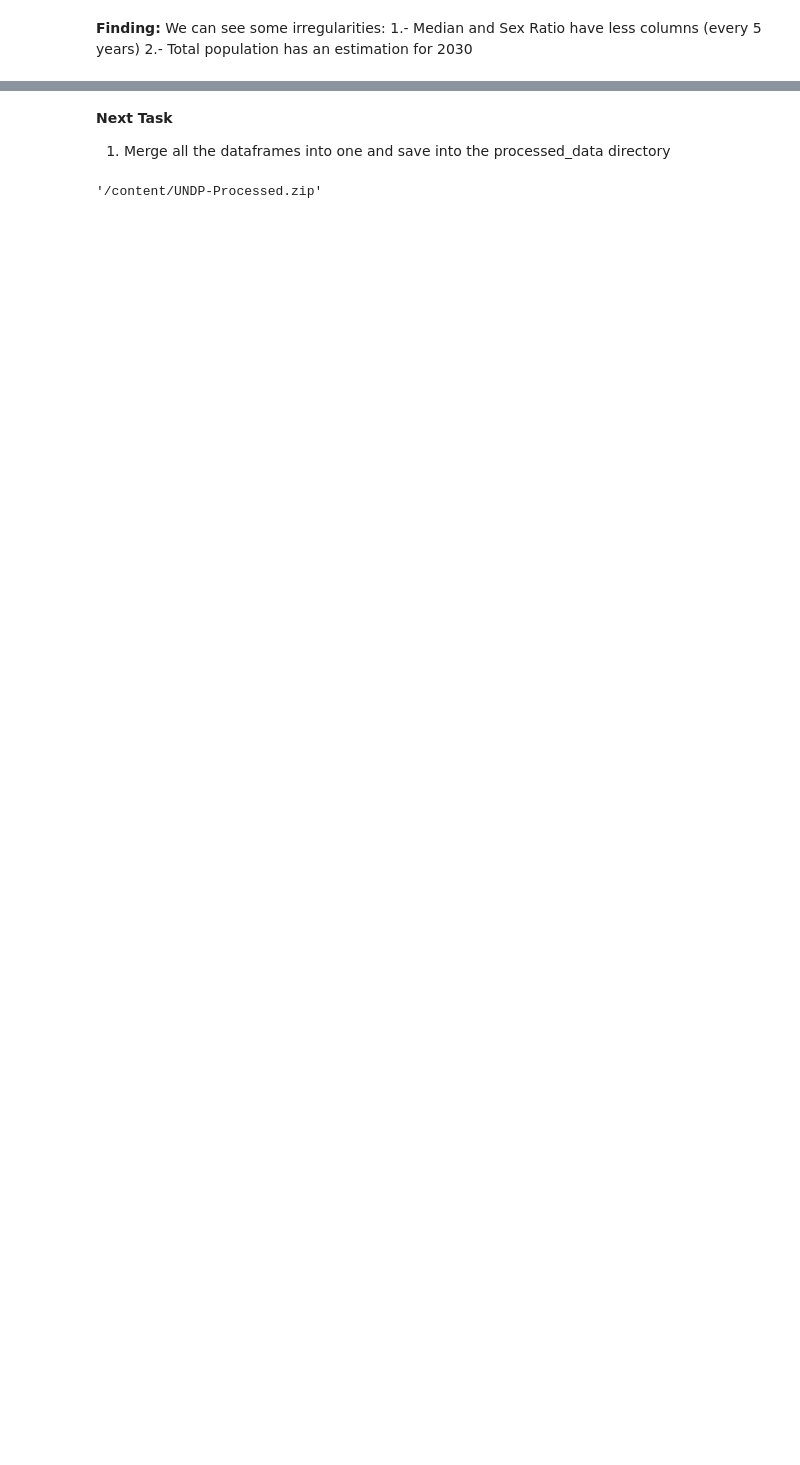
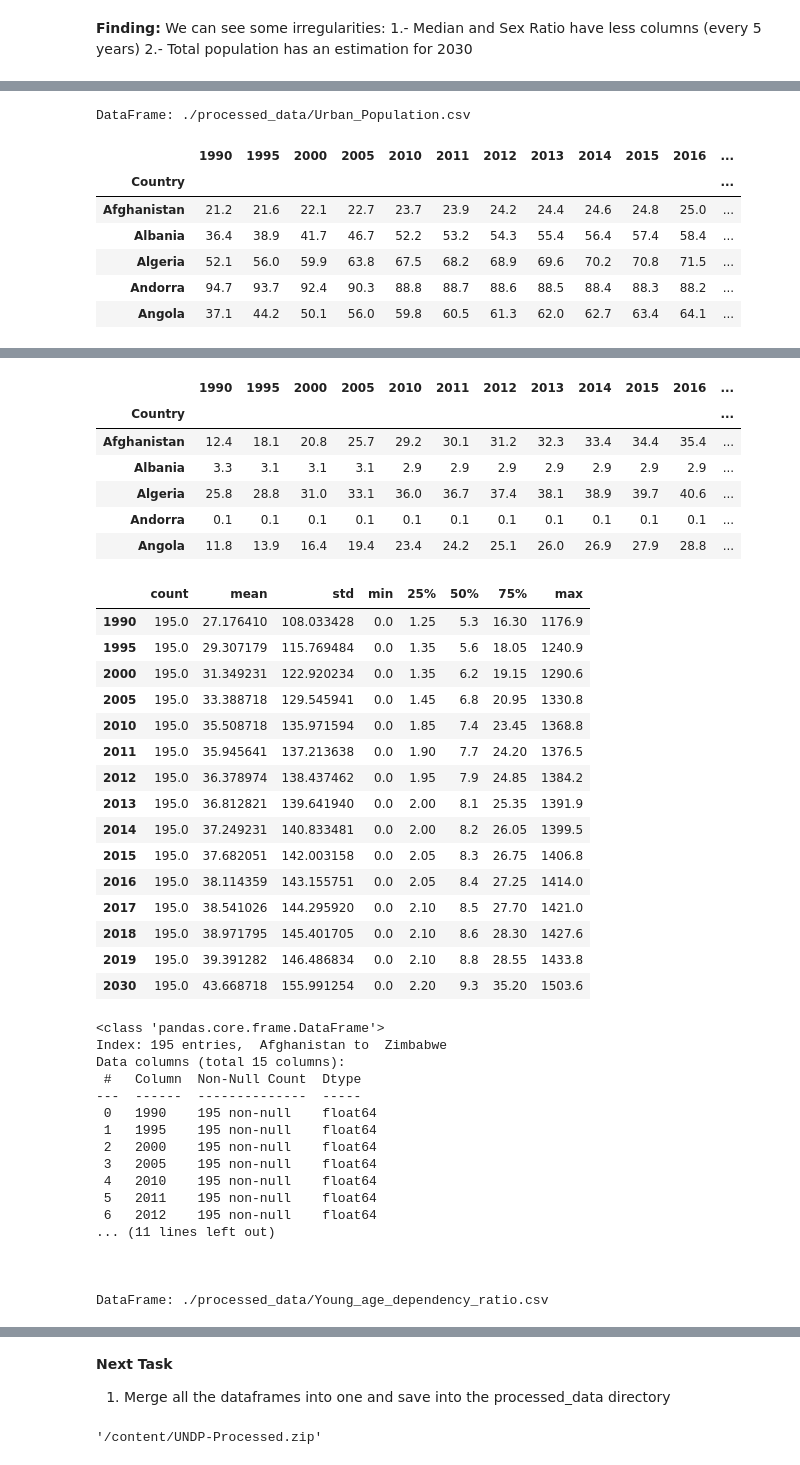
Before and after one commit to fernandoGitHub/ML_Projects, a Jupyter notebook: UNDP_Demographics_Data/UNDP_Demographics_Data_Analysis-Part_01.ipynb, the cells around one changed output, grey strips where cells are left out. Cells and saved outputs as stored; diff of their text form; code cells hidden in the pictures; blank space fills up the shorter version.

```diff
--- a/UNDP_Demographics_Data/UNDP_Demographics_Data_Analysis-Part_01.ipynb
+++ b/UNDP_Demographics_Data/UNDP_Demographics_Data_Analysis-Part_01.ipynb
@@ -106,7 +105,7 @@ def generate_file_list_from_dir(path, filter = '*.*', display=False):
 # %%
-csv_file_list, csv_full_path_list = generate_file_list_from_dir(path=_RAW_DATA_DIR, filter = '.csv', display=False)
+csv_file_list, csv_full_path_list = UNDP_utils.generate_file_list_from_dir(path=_RAW_DATA_DIR, filter = '.csv', display=False)
 
 for file in csv_full_path_list:
   temp_df = pd.read_csv(file)
-  print (f"csv file: {file} - columns: {temp_df.columns}")
+  pp.pprint (f"csv file: {file} - columns: {temp_df.columns}")
 # %% [output]
@@ -196,5 +222,5 @@ def interpolate_columns(df, new_cols):
 # 1. Removing sex-ratio-at-birth
 os.remove('./raw_data/Sex_ratio_at_birth.csv')
 
-csv_file_list, csv_full_path_list = generate_file_list_from_dir(path=_RAW_DATA_DIR, filter = '.csv', display=True)
+csv_file_list, csv_full_path_list = UNDP_utils.generate_file_list_from_dir(path=_RAW_DATA_DIR, filter = '.csv', display=True)
 # %% [output]
@@ -205,8 +231,8 @@ for file in csv_file_list:
   df = pd.read_csv(os.path.join(_RAW_DATA_DIR, file))
   df = df.drop('HDI Rank', axis = 1)
   df = df.set_index('Country')
-  df = clean(df)
+  df = clean_data(df)
   df = set_column_type(df, type='float',exclusive=['Country'])
-  df = replace_unknown_by_mean(df)
+  df = remove_empty_records(df=df, key= -1)
 
   df.to_csv(os.path.join(_PROCESSED_DATA_DIR, file), index=True)
@@ -212,0 +241,23 @@ for file in csv_file_list:
+# %%
+csv_file_list, csv_full_path_list = UNDP_utils.generate_file_list_from_dir(path=_PROCESSED_DATA_DIR, filter = '.csv', display=False)
+# %%
+for file in csv_full_path_list:
+  temp_df = pd.read_csv(file)
+  temp_df = temp_df.set_index('Country')
+  print(f'DataFrame: {file}')
+  temp_df.head(5)
+  print ('\n')
+  temp_df.describe().transpose()
+  print('\n')
+  temp_df.info()
+  print(100 * '-')
+  print('\n\n')
+# %% [output]
+DataFrame: ./processed_data/Urban_Population.csv
+|  | 1990 | 1995 | 2000 | 2005 | 2010 | 2011 | 2012 | 2013 | 2014 | 2015 | 2016 | ... |
+| Country |  |  |  |  |  |  |  |  |  |  |  | ... |
+| Afghanistan | 21.2 | 21.6 | 22.1 | 22.7 | 23.7 | 23.9 | 24.2 | 24.4 | 24.6 | 24.8 | 25.0 | ... |
+| Albania | 36.4 | 38.9 | 41.7 | 46.7 | 52.2 | 53.2 | 54.3 | 55.4 | 56.4 | 57.4 | 58.4 | ... |
+| Algeria | 52.1 | 56.0 | 59.9 | 63.8 | 67.5 | 68.2 | 68.9 | 69.6 | 70.2 | 70.8 | 71.5 | ... |
+| Andorra | 94.7 | 93.7 | 92.4 | 90.3 | 88.8 | 88.7 | 88.6 | 88.5 | 88.4 | 88.3 | 88.2 | ... |
+| Angola | 37.1 | 44.2 | 50.1 | 56.0 | 59.8 | 60.5 | 61.3 | 62.0 | 62.7 | 63.4 | 64.1 | ... |
@@ -212,0 +296,40 @@ for file in csv_file_list:
+|  | 1990 | 1995 | 2000 | 2005 | 2010 | 2011 | 2012 | 2013 | 2014 | 2015 | 2016 | ... |
+| Country |  |  |  |  |  |  |  |  |  |  |  | ... |
+| Afghanistan | 12.4 | 18.1 | 20.8 | 25.7 | 29.2 | 30.1 | 31.2 | 32.3 | 33.4 | 34.4 | 35.4 | ... |
+| Albania | 3.3 | 3.1 | 3.1 | 3.1 | 2.9 | 2.9 | 2.9 | 2.9 | 2.9 | 2.9 | 2.9 | ... |
+| Algeria | 25.8 | 28.8 | 31.0 | 33.1 | 36.0 | 36.7 | 37.4 | 38.1 | 38.9 | 39.7 | 40.6 | ... |
+| Andorra | 0.1 | 0.1 | 0.1 | 0.1 | 0.1 | 0.1 | 0.1 | 0.1 | 0.1 | 0.1 | 0.1 | ... |
+| Angola | 11.8 | 13.9 | 16.4 | 19.4 | 23.4 | 24.2 | 25.1 | 26.0 | 26.9 | 27.9 | 28.8 | ... |
+|  | count | mean | std | min | 25% | 50% | 75% | max |
+| 1990 | 195.0 | 27.176410 | 108.033428 | 0.0 | 1.25 | 5.3 | 16.30 | 1176.9 |
+| 1995 | 195.0 | 29.307179 | 115.769484 | 0.0 | 1.35 | 5.6 | 18.05 | 1240.9 |
+| 2000 | 195.0 | 31.349231 | 122.920234 | 0.0 | 1.35 | 6.2 | 19.15 | 1290.6 |
+| 2005 | 195.0 | 33.388718 | 129.545941 | 0.0 | 1.45 | 6.8 | 20.95 | 1330.8 |
+| 2010 | 195.0 | 35.508718 | 135.971594 | 0.0 | 1.85 | 7.4 | 23.45 | 1368.8 |
+| 2011 | 195.0 | 35.945641 | 137.213638 | 0.0 | 1.90 | 7.7 | 24.20 | 1376.5 |
+| 2012 | 195.0 | 36.378974 | 138.437462 | 0.0 | 1.95 | 7.9 | 24.85 | 1384.2 |
+| 2013 | 195.0 | 36.812821 | 139.641940 | 0.0 | 2.00 | 8.1 | 25.35 | 1391.9 |
+| 2014 | 195.0 | 37.249231 | 140.833481 | 0.0 | 2.00 | 8.2 | 26.05 | 1399.5 |
+| 2015 | 195.0 | 37.682051 | 142.003158 | 0.0 | 2.05 | 8.3 | 26.75 | 1406.8 |
+| 2016 | 195.0 | 38.114359 | 143.155751 | 0.0 | 2.05 | 8.4 | 27.25 | 1414.0 |
+| 2017 | 195.0 | 38.541026 | 144.295920 | 0.0 | 2.10 | 8.5 | 27.70 | 1421.0 |
+| 2018 | 195.0 | 38.971795 | 145.401705 | 0.0 | 2.10 | 8.6 | 28.30 | 1427.6 |
+| 2019 | 195.0 | 39.391282 | 146.486834 | 0.0 | 2.10 | 8.8 | 28.55 | 1433.8 |
+| 2030 | 195.0 | 43.668718 | 155.991254 | 0.0 | 2.20 | 9.3 | 35.20 | 1503.6 |
+<class 'pandas.core.frame.DataFrame'>
+Index: 195 entries,  Afghanistan to  Zimbabwe
+Data columns (total 15 columns):
+ #   Column  Non-Null Count  Dtype
+---  ------  --------------  -----
+ 0   1990    195 non-null    float64
+ 1   1995    195 non-null    float64
+ 2   2000    195 non-null    float64
+ 3   2005    195 non-null    float64
+ 4   2010    195 non-null    float64
+ 5   2011    195 non-null    float64
+ 6   2012    195 non-null    float64
+... (11 lines left out)
+
+
+
+DataFrame: ./processed_data/Young_age_dependency_ratio.csv
```
Also changed, not shown: parts of 21 cells of this notebook.
